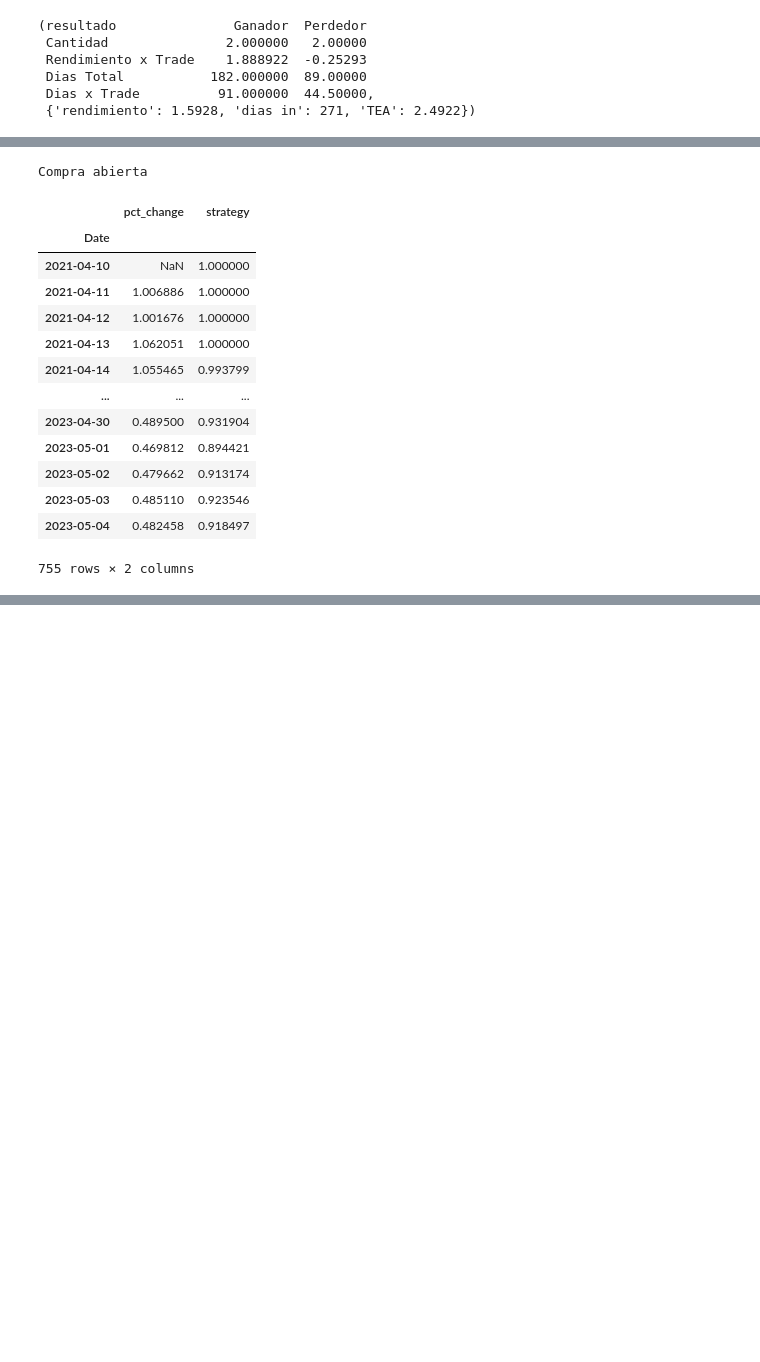
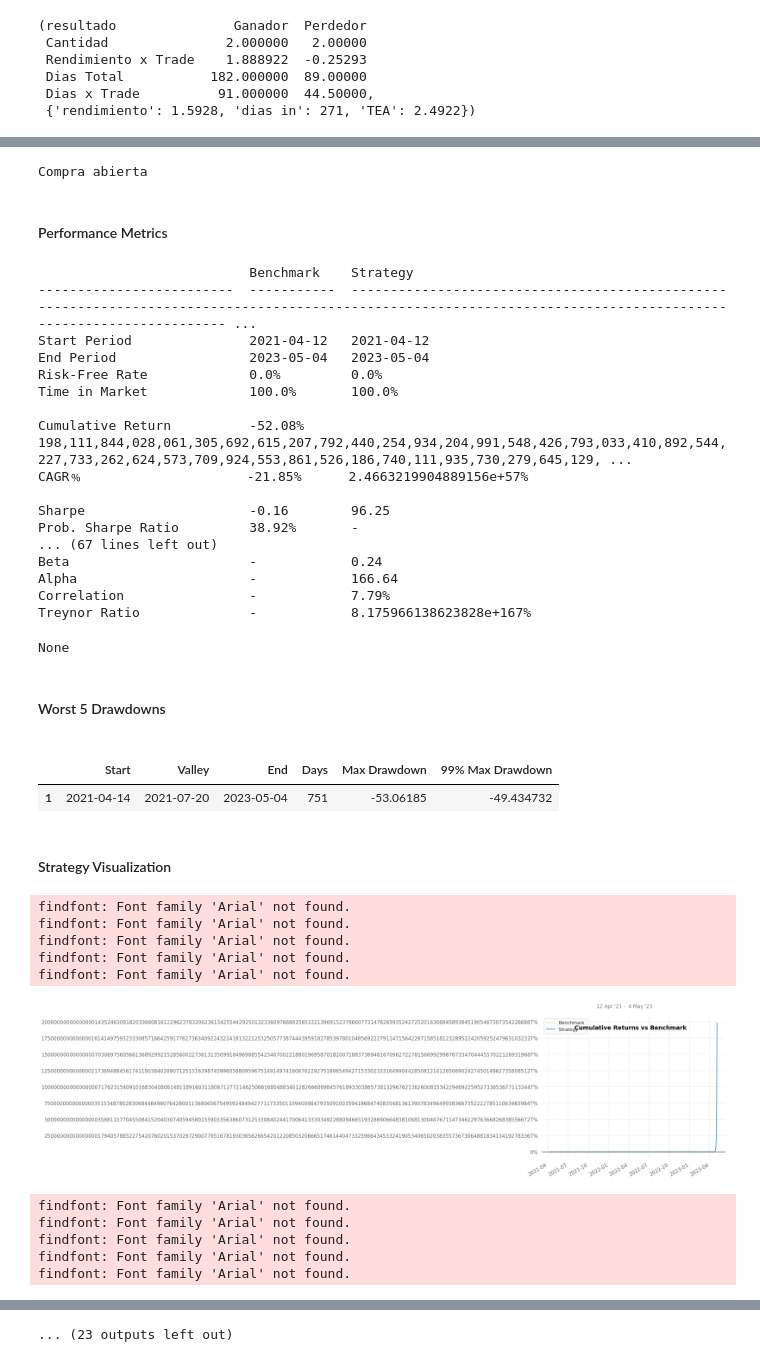
Before and after one commit to AlejandroDaneri/trabajo-profesional-fiuba, a Jupyter notebook: examples/backtesting.ipynb, the cells around one changed output, grey strips where cells are left out. Saved outputs shown, nothing was run; the diff lists cells and outputs as text; code cells hidden in the pictures; blank space fills up the shorter version.

```diff
--- a/examples/backtesting.ipynb
+++ b/examples/backtesting.ipynb
@@ -420,24 +476,44 @@ results.plot(figsize=(15,6),title=t,grid=True,logy=True)
 # %%
 data = getData(ticker='BTC-USD',data_from='2021-01-01',data_to='2023-05-05')
 features = getFeatures(data,n_obv=100,n_sigma=40,n_rsi=15,fast=20,slow=60)
 actions = getActions(features,0,65,0.01,-0.01,55,0)
 trades= getTrades(actions)
 payoff = eventDriveLong(data)
 results = payoff.iloc[:,-2:].add(1).cumprod()
-results
+qs.reports.full(results['strategy'],benchmark=results['pct_change'])
 # %% [output]
 Compra abierta
+Performance Metrics
+                           Benchmark    Strategy
+-------------------------  -----------  ---------------------------------------------------------------------------------------------------------------------------------------------------------------- ...
+Start Period               2021-04-12   2021-04-12
+End Period                 2023-05-04   2023-05-04
+Risk-Free Rate             0.0%         0.0%
+Time in Market             100.0%       100.0%
+
+Cumulative Return          -52.08%      198,111,844,028,061,305,692,615,207,792,440,254,934,204,991,548,426,793,033,410,892,544,227,733,262,624,573,709,924,553,861,526,186,740,111,935,730,279,645,129, ...
+CAGR﹪                     -21.85%      2.4663219904889156e+57%
+
+Sharpe                     -0.16        96.25
+Prob. Sharpe Ratio         38.92%       -
+... (67 lines left out)
+Beta                       -            0.24
+Alpha                      -            166.64
+Correlation                -            7.79%
+Treynor Ratio              -            8.175966138623828e+167%
+None
+Worst 5 Drawdowns
-|  | pct_change | strategy |
-| Date |  |  |
-| 2021-04-10 | NaN | 1.000000 |
-| 2021-04-11 | 1.006886 | 1.000000 |
-| 2021-04-12 | 1.001676 | 1.000000 |
-| 2021-04-13 | 1.062051 | 1.000000 |
-| 2021-04-14 | 1.055465 | 0.993799 |
-| ... | ... | ... |
-| 2023-04-30 | 0.489500 | 0.931904 |
-| 2023-05-01 | 0.469812 | 0.894421 |
-| 2023-05-02 | 0.479662 | 0.913174 |
-| 2023-05-03 | 0.485110 | 0.923546 |
-| 2023-05-04 | 0.482458 | 0.918497 |
+|  | Start | Valley | End | Days | Max Drawdown | 99% Max Drawdown |
+| 1 | 2021-04-14 | 2021-07-20 | 2023-05-04 | 751 | -53.06185 | -49.434732 |
-755 rows × 2 columns
+Strategy Visualization
+findfont: Font family 'Arial' not found.
+findfont: Font family 'Arial' not found.
+findfont: Font family 'Arial' not found.
+findfont: Font family 'Arial' not found.
+findfont: Font family 'Arial' not found.
+[figure, added]
+findfont: Font family 'Arial' not found.
+findfont: Font family 'Arial' not found.
+findfont: Font family 'Arial' not found.
+findfont: Font family 'Arial' not found.
+findfont: Font family 'Arial' not found.
@@ -444,3 +526,4 @@ Compra abierta
+... (23 outputs left out)
 # %%
 t = 'Compare B&H vs Strategy'
 results.plot(figsize=(15,6),title=t,grid=True,logy=True)
```
Also changed, not shown: parts of 5 cells of this notebook.
